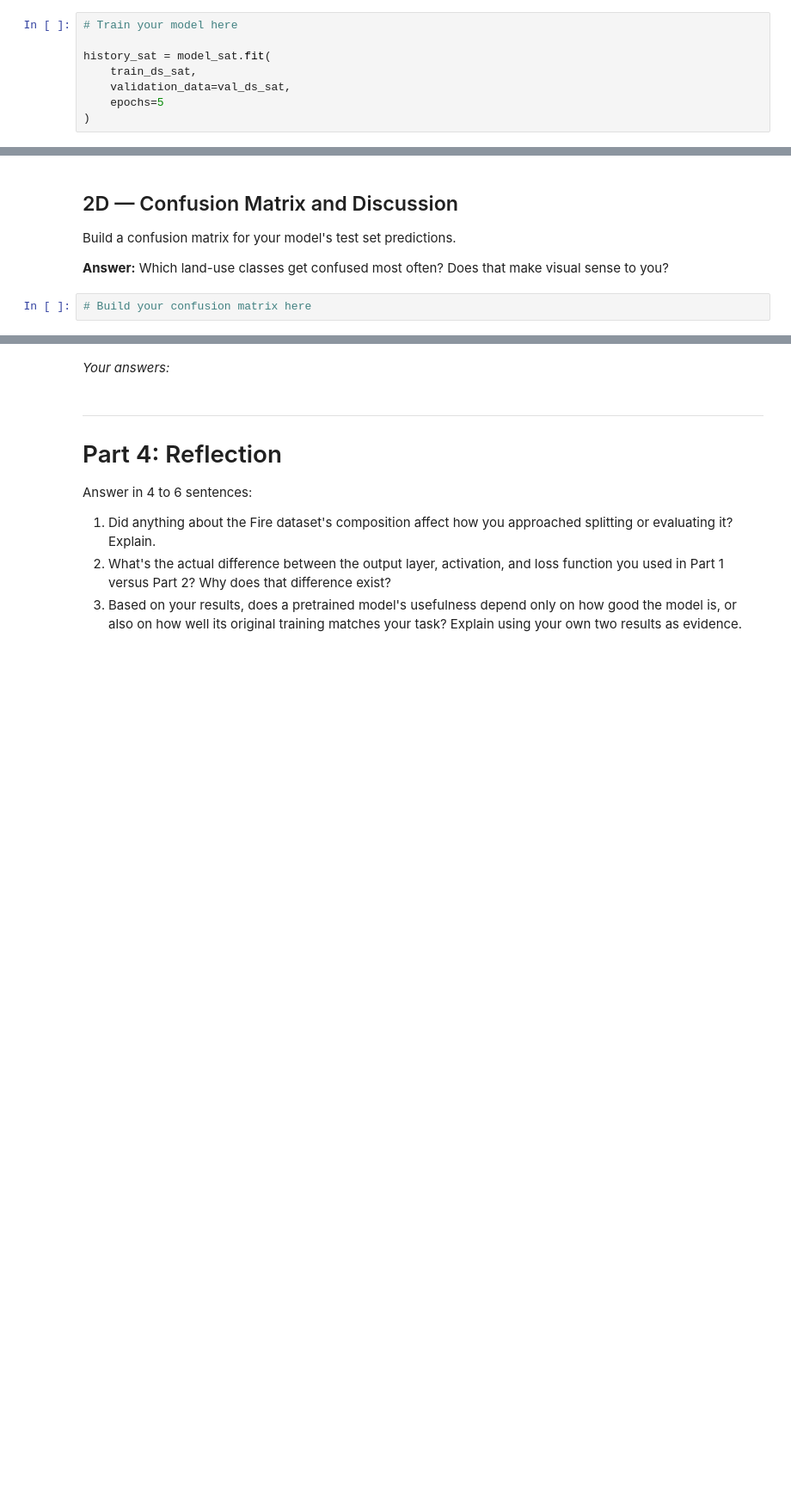
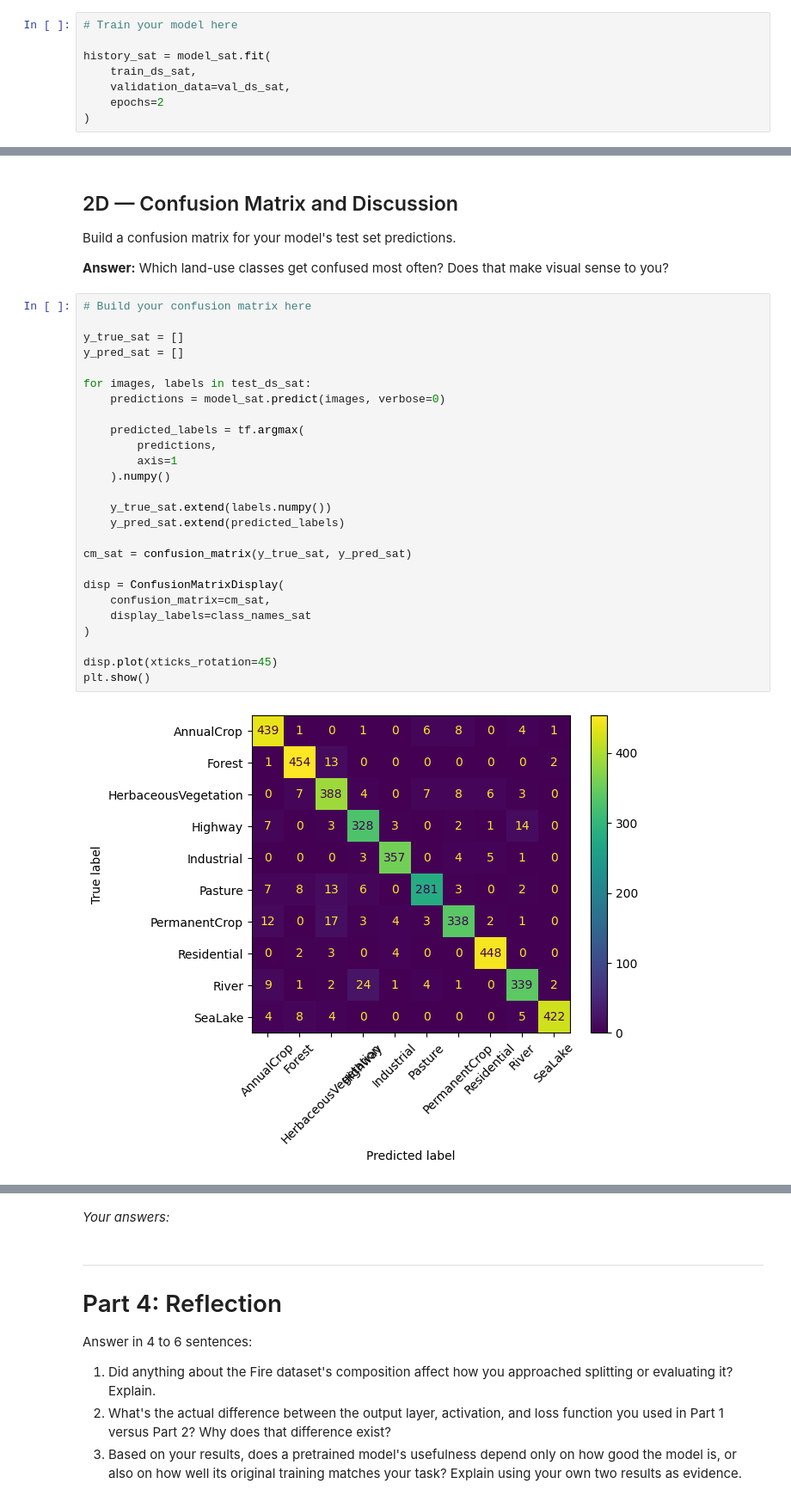
Before and after one commit to jazmincor/IT480-FA26, a Jupyter notebook: Assignments/Assignment 2/Assignment2_TransferLearning.ipynb, the cells around one changed output, grey strips where cells are left out. Shown at 86% size. Cells and saved outputs as stored; diff of their text form; blank space fills up the shorter version.

```diff
--- a/Assignments/Assignment 2/Assignment2_TransferLearning.ipynb
+++ b/Assignments/Assignment 2/Assignment2_TransferLearning.ipynb
@@ -294,6 +294,6 @@ model_sat.compile(optimizer="adam", loss="sparse_categorical_crossentropy", metr
 history_sat = model_sat.fit(
     train_ds_sat,
     validation_data=val_ds_sat,
-    epochs=5
+    epochs=2
 )
 # %% [output]
@@ -317,5 +322,31 @@ Build a confusion matrix for your model's test set predictions.
 **Answer:** Which land-use classes get confused most often? Does that make visual sense to you?
 # %%
 # Build your confusion matrix here
+
+y_true_sat = []
+y_pred_sat = []
+
+for images, labels in test_ds_sat:
+    predictions = model_sat.predict(images, verbose=0)
+
+    predicted_labels = tf.argmax(
+        predictions,
+        axis=1
+    ).numpy()
+
+    y_true_sat.extend(labels.numpy())
+    y_pred_sat.extend(predicted_labels)
+
+cm_sat = confusion_matrix(y_true_sat, y_pred_sat)
+
+disp = ConfusionMatrixDisplay(
+    confusion_matrix=cm_sat,
+    display_labels=class_names_sat
+)
+
+disp.plot(xticks_rotation=45)
+plt.show()
+# %% [output]
+[figure, added]
 # %% [markdown]
 *Your answer:*
```
Also changed, not shown: parts of 7 cells of this notebook.
